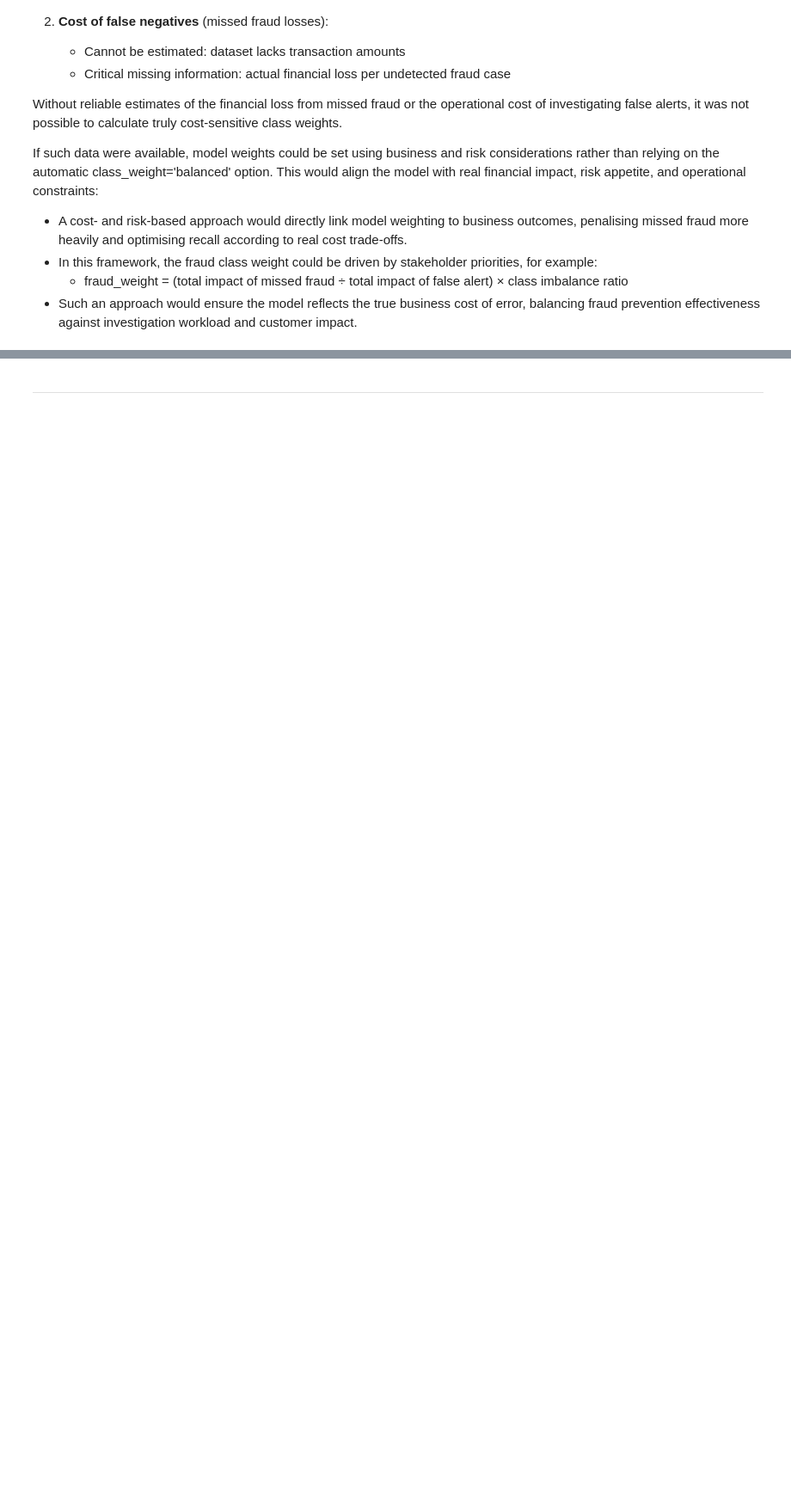
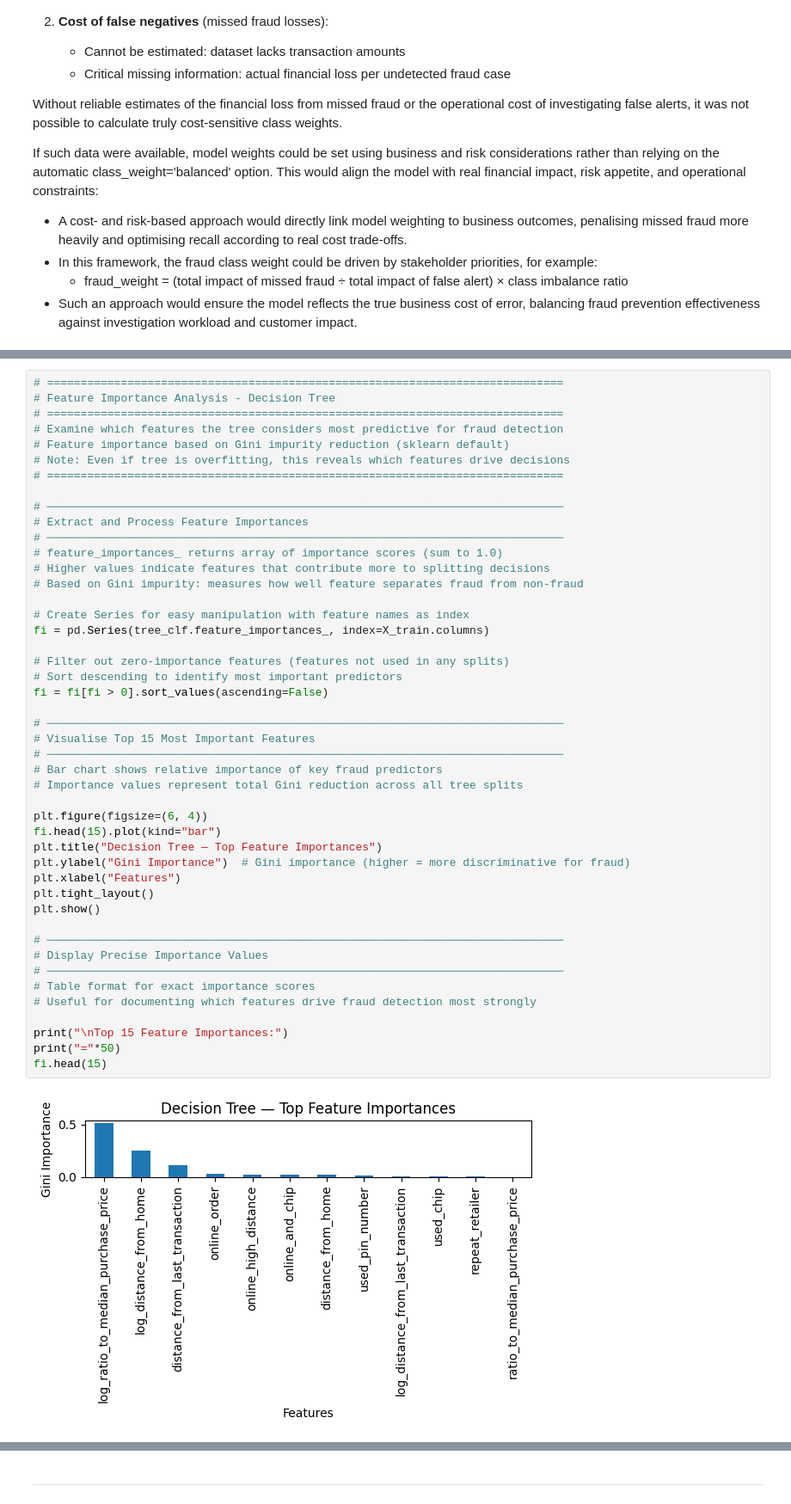
Before and after one commit to JayneLawley/Credit-Card-Fraud-Analysis, a Jupyter notebook: jupyter_notebooks/03_Modelling.ipynb, the cells around one changed output, grey strips where cells are left out. Shown at 86% size. Drawn from its saved outputs; the diff is of its cells as text; blank space fills up the shorter version.

```diff
--- a/jupyter_notebooks/03_Modelling.ipynb
+++ b/jupyter_notebooks/03_Modelling.ipynb
@@ -1182,0 +1485,48 @@ print("\n" + "=" * 90 + "\n")
+# %%
+# =============================================================================
+# Feature Importance Analysis - Decision Tree
+# =============================================================================
+# Examine which features the tree considers most predictive for fraud detection
+# Feature importance based on Gini impurity reduction (sklearn default)
+# Note: Even if tree is overfitting, this reveals which features drive decisions
+# =============================================================================
+
+# ─────────────────────────────────────────────────────────────────────────────
+# Extract and Process Feature Importances
+# ─────────────────────────────────────────────────────────────────────────────
+# feature_importances_ returns array of importance scores (sum to 1.0)
+# Higher values indicate features that contribute more to splitting decisions
+# Based on Gini impurity: measures how well feature separates fraud from non-fraud
+
+# Create Series for easy manipulation with feature names as index
+fi = pd.Series(tree_clf.feature_importances_, index=X_train.columns)
+
+# Filter out zero-importance features (features not used in any splits)
+# Sort descending to identify most important predictors
+fi = fi[fi > 0].sort_values(ascending=False)
+
+# ─────────────────────────────────────────────────────────────────────────────
+# Visualise Top 15 Most Important Features
+# ─────────────────────────────────────────────────────────────────────────────
+# Bar chart shows relative importance of key fraud predictors
+# Importance values represent total Gini reduction across all tree splits
+
+plt.figure(figsize=(6, 4))
+fi.head(15).plot(kind="bar")
+plt.title("Decision Tree — Top Feature Importances")
+plt.ylabel("Gini Importance")  # Gini importance (higher = more discriminative for fraud)
+plt.xlabel("Features")
+plt.tight_layout()
+plt.show()
+
+# ─────────────────────────────────────────────────────────────────────────────
+# Display Precise Importance Values
+# ─────────────────────────────────────────────────────────────────────────────
+# Table format for exact importance scores
+# Useful for documenting which features drive fraud detection most strongly
+
+print("\nTop 15 Feature Importances:")
+print("="*50)
+fi.head(15)
+# %% [output]
+[figure, added]
```
Also changed, not shown: parts of 19 cells of this notebook.
